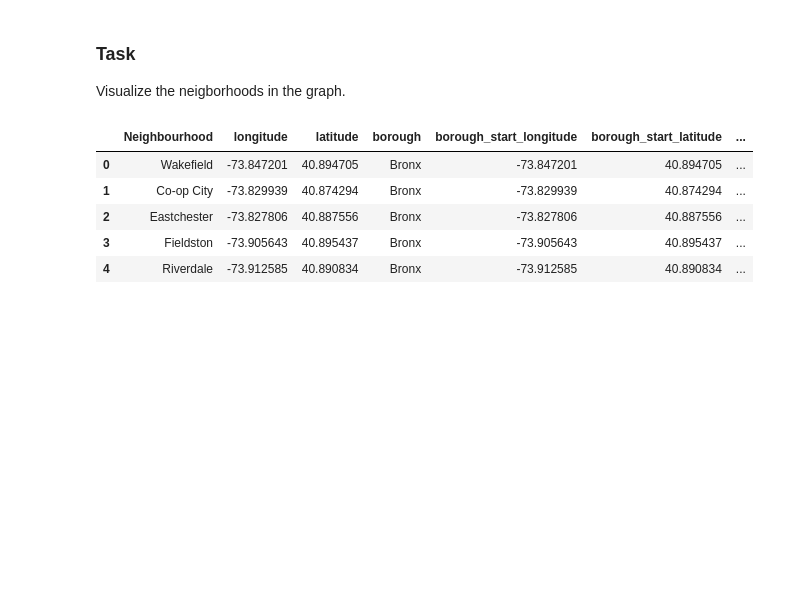
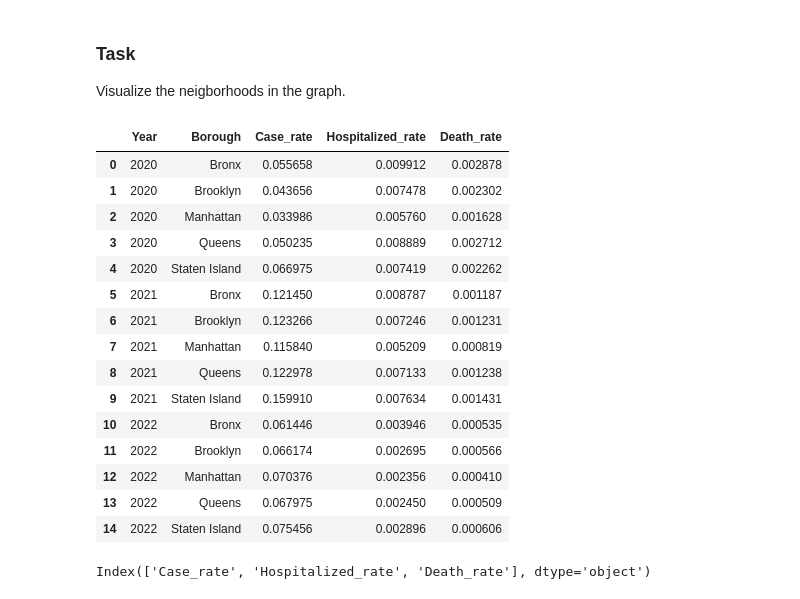
Before and after one commit to brianwong02/Mid-term-Project, a Jupyter notebook: data_preparation.ipynb, the cells around one changed output. Drawn from its saved outputs; the diff is of its cells as text; code cells hidden in the pictures; blank space fills up the shorter version.

```diff
--- a/data_preparation.ipynb
+++ b/data_preparation.ipynb
@@ -389,12 +446,30 @@ covid_final_df.to_csv('covid_df.csv', index=False)
 ### Task
 
 Visualize the neigborhoods in the graph.
-# %%
-cities_final.head()
-# %% [output]
-|  | Neighbourhood | longitude | latitude | borough | borough_start_longitude | borough_start_latitude | ... |
-| 0 | Wakefield | -73.847201 | 40.894705 | Bronx | -73.847201 | 40.894705 | ... |
-| 1 | Co-op City | -73.829939 | 40.874294 | Bronx | -73.829939 | 40.874294 | ... |
-| 2 | Eastchester | -73.827806 | 40.887556 | Bronx | -73.827806 | 40.887556 | ... |
-| 3 | Fieldston | -73.905643 | 40.895437 | Bronx | -73.905643 | 40.895437 | ... |
-| 4 | Riverdale | -73.912585 | 40.890834 | Bronx | -73.912585 | 40.890834 | ... |
+# %%
+#load modified covid dataframe (modification done in excel for plotting purpose only) --counts normalized by borough population
+covid_mod_df = pd.read_csv('Sheet 2-Table 1-1.csv')
+
+#check dataframe
+covid_mod_df
+# %% [output]
+|  | Year | Borough | Case_rate | Hospitalized_rate | Death_rate |
+| 0 | 2020 | Bronx | 0.055658 | 0.009912 | 0.002878 |
+| 1 | 2020 | Brooklyn | 0.043656 | 0.007478 | 0.002302 |
+| 2 | 2020 | Manhattan | 0.033986 | 0.005760 | 0.001628 |
+| 3 | 2020 | Queens | 0.050235 | 0.008889 | 0.002712 |
+| 4 | 2020 | Staten Island | 0.066975 | 0.007419 | 0.002262 |
+| 5 | 2021 | Bronx | 0.121450 | 0.008787 | 0.001187 |
+| 6 | 2021 | Brooklyn | 0.123266 | 0.007246 | 0.001231 |
+| 7 | 2021 | Manhattan | 0.115840 | 0.005209 | 0.000819 |
+| 8 | 2021 | Queens | 0.122978 | 0.007133 | 0.001238 |
+| 9 | 2021 | Staten Island | 0.159910 | 0.007634 | 0.001431 |
+| 10 | 2022 | Bronx | 0.061446 | 0.003946 | 0.000535 |
+| 11 | 2022 | Brooklyn | 0.066174 | 0.002695 | 0.000566 |
+| 12 | 2022 | Manhattan | 0.070376 | 0.002356 | 0.000410 |
+| 13 | 2022 | Queens | 0.067975 | 0.002450 | 0.000509 |
+| 14 | 2022 | Staten Island | 0.075456 | 0.002896 | 0.000606 |
+# %%
+covid_2020.columns[1:]
+# %% [output]
+Index(['Case_rate', 'Hospitalized_rate', 'Death_rate'], dtype='object')
```
Also changed, not shown: parts of 6 cells of this notebook.
